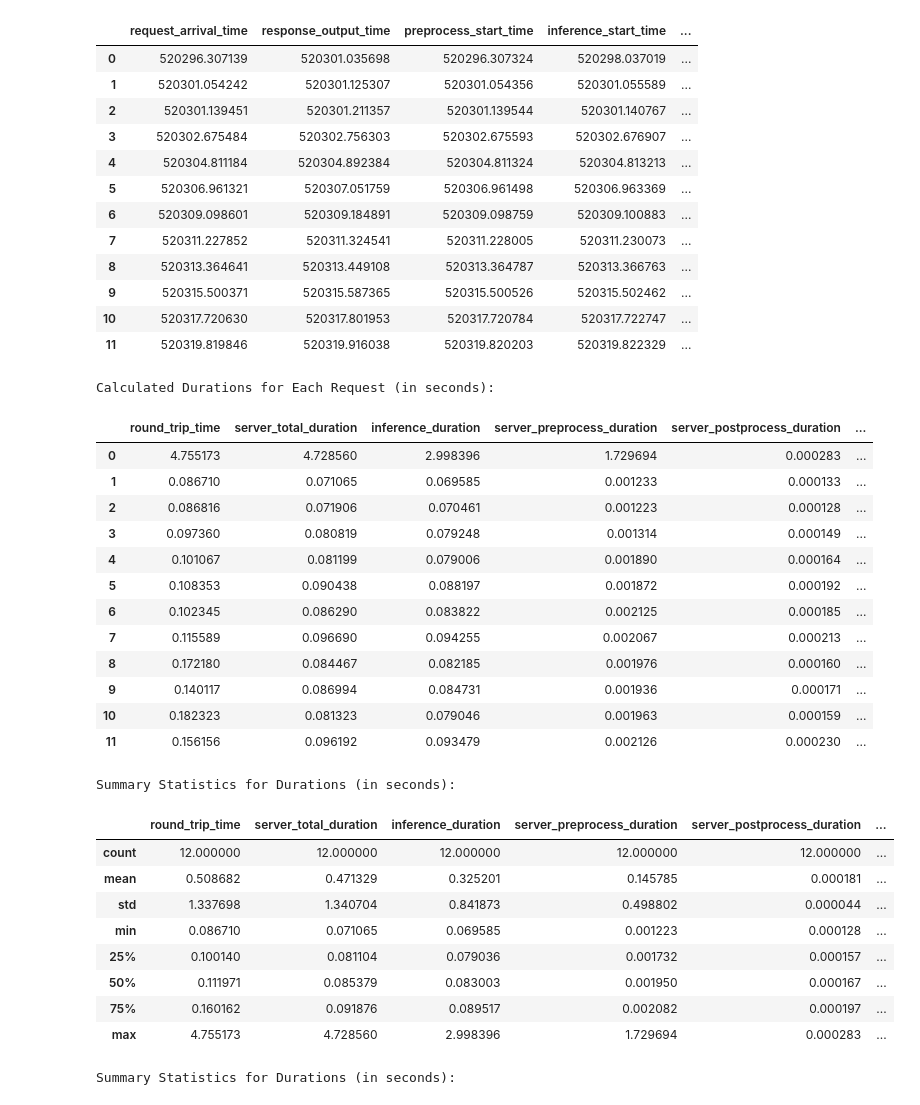
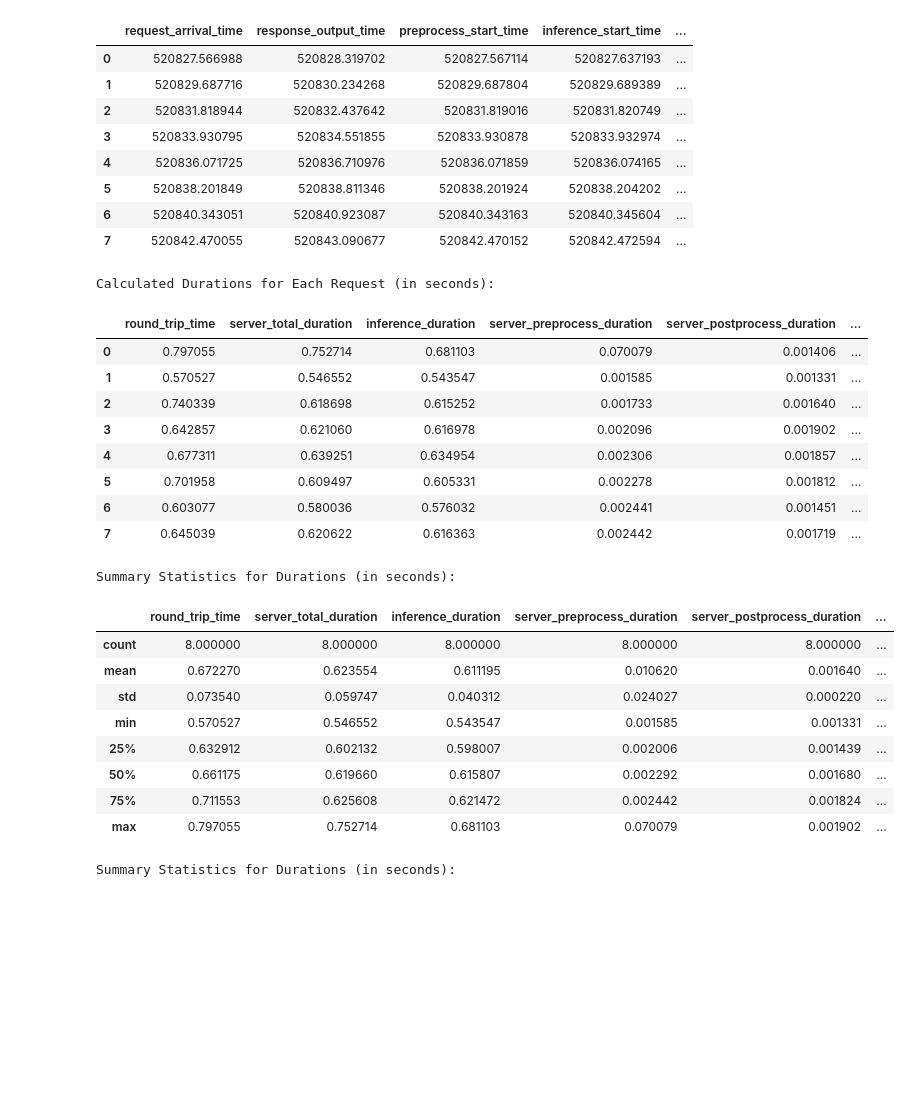
Before and after one commit to StreamMUSE/StreamMUSE-v1, a Jupyter notebook: app/tester.ipynb, the cells around one changed output. Saved outputs shown, nothing was run; the diff lists cells and outputs as text; code cells hidden in the pictures; blank space fills up the shorter version.

```diff
--- a/app/tester.ipynb
+++ b/app/tester.ipynb
@@ -2,22 +2,18 @@
 import numpy as np
 import pandas as pd
 # %%
-data = pd.read_csv('logs/session_20250701-142646/session.csv')
+data = pd.read_csv('logs/session_20250701-143537/session.csv')
 data
 # %% [output]
 |  | request_arrival_time | response_output_time | preprocess_start_time | inference_start_time | ... |
-| 0 | 520296.307139 | 520301.035698 | 520296.307324 | 520298.037019 | ... |
-| 1 | 520301.054242 | 520301.125307 | 520301.054356 | 520301.055589 | ... |
-| 2 | 520301.139451 | 520301.211357 | 520301.139544 | 520301.140767 | ... |
-| 3 | 520302.675484 | 520302.756303 | 520302.675593 | 520302.676907 | ... |
-| 4 | 520304.811184 | 520304.892384 | 520304.811324 | 520304.813213 | ... |
-| 5 | 520306.961321 | 520307.051759 | 520306.961498 | 520306.963369 | ... |
-| 6 | 520309.098601 | 520309.184891 | 520309.098759 | 520309.100883 | ... |
-| 7 | 520311.227852 | 520311.324541 | 520311.228005 | 520311.230073 | ... |
-| 8 | 520313.364641 | 520313.449108 | 520313.364787 | 520313.366763 | ... |
-| 9 | 520315.500371 | 520315.587365 | 520315.500526 | 520315.502462 | ... |
-| 10 | 520317.720630 | 520317.801953 | 520317.720784 | 520317.722747 | ... |
-| 11 | 520319.819846 | 520319.916038 | 520319.820203 | 520319.822329 | ... |
+| 0 | 520827.566988 | 520828.319702 | 520827.567114 | 520827.637193 | ... |
+| 1 | 520829.687716 | 520830.234268 | 520829.687804 | 520829.689389 | ... |
+| 2 | 520831.818944 | 520832.437642 | 520831.819016 | 520831.820749 | ... |
+| 3 | 520833.930795 | 520834.551855 | 520833.930878 | 520833.932974 | ... |
+| 4 | 520836.071725 | 520836.710976 | 520836.071859 | 520836.074165 | ... |
+| 5 | 520838.201849 | 520838.811346 | 520838.201924 | 520838.204202 | ... |
+| 6 | 520840.343051 | 520840.923087 | 520840.343163 | 520840.345604 | ... |
+| 7 | 520842.470055 | 520843.090677 | 520842.470152 | 520842.472594 | ... |
 # %%
 # Calculate the duration of each stage by finding the difference between timestamps
 data['server_total_duration'] = data['response_output_time'] - data['request_arrival_time']
@@ -53,28 +49,24 @@ display(durations_df.describe())
 # %% [output]
 Calculated Durations for Each Request (in seconds):
 |  | round_trip_time | server_total_duration | inference_duration | server_preprocess_duration | server_postprocess_duration | ... |
-| 0 | 4.755173 | 4.728560 | 2.998396 | 1.729694 | 0.000283 | ... |
-| 1 | 0.086710 | 0.071065 | 0.069585 | 0.001233 | 0.000133 | ... |
-| 2 | 0.086816 | 0.071906 | 0.070461 | 0.001223 | 0.000128 | ... |
-| 3 | 0.097360 | 0.080819 | 0.079248 | 0.001314 | 0.000149 | ... |
-| 4 | 0.101067 | 0.081199 | 0.079006 | 0.001890 | 0.000164 | ... |
-| 5 | 0.108353 | 0.090438 | 0.088197 | 0.001872 | 0.000192 | ... |
-| 6 | 0.102345 | 0.086290 | 0.083822 | 0.002125 | 0.000185 | ... |
-| 7 | 0.115589 | 0.096690 | 0.094255 | 0.002067 | 0.000213 | ... |
-| 8 | 0.172180 | 0.084467 | 0.082185 | 0.001976 | 0.000160 | ... |
-| 9 | 0.140117 | 0.086994 | 0.084731 | 0.001936 | 0.000171 | ... |
-| 10 | 0.182323 | 0.081323 | 0.079046 | 0.001963 | 0.000159 | ... |
-| 11 | 0.156156 | 0.096192 | 0.093479 | 0.002126 | 0.000230 | ... |
+| 0 | 0.797055 | 0.752714 | 0.681103 | 0.070079 | 0.001406 | ... |
+| 1 | 0.570527 | 0.546552 | 0.543547 | 0.001585 | 0.001331 | ... |
+| 2 | 0.740339 | 0.618698 | 0.615252 | 0.001733 | 0.001640 | ... |
+| 3 | 0.642857 | 0.621060 | 0.616978 | 0.002096 | 0.001902 | ... |
+| 4 | 0.677311 | 0.639251 | 0.634954 | 0.002306 | 0.001857 | ... |
+| 5 | 0.701958 | 0.609497 | 0.605331 | 0.002278 | 0.001812 | ... |
+| 6 | 0.603077 | 0.580036 | 0.576032 | 0.002441 | 0.001451 | ... |
+| 7 | 0.645039 | 0.620622 | 0.616363 | 0.002442 | 0.001719 | ... |
 Summary Statistics for Durations (in seconds):
 |  | round_trip_time | server_total_duration | inference_duration | server_preprocess_duration | server_postprocess_duration | ... |
-| count | 12.000000 | 12.000000 | 12.000000 | 12.000000 | 12.000000 | ... |
-| mean | 0.508682 | 0.471329 | 0.325201 | 0.145785 | 0.000181 | ... |
-| std | 1.337698 | 1.340704 | 0.841873 | 0.498802 | 0.000044 | ... |
-| min | 0.086710 | 0.071065 | 0.069585 | 0.001223 | 0.000128 | ... |
-| 25% | 0.100140 | 0.081104 | 0.079036 | 0.001732 | 0.000157 | ... |
-| 50% | 0.111971 | 0.085379 | 0.083003 | 0.001950 | 0.000167 | ... |
-| 75% | 0.160162 | 0.091876 | 0.089517 | 0.002082 | 0.000197 | ... |
-| max | 4.755173 | 4.728560 | 2.998396 | 1.729694 | 0.000283 | ... |
+| count | 8.000000 | 8.000000 | 8.000000 | 8.000000 | 8.000000 | ... |
+| mean | 0.672270 | 0.623554 | 0.611195 | 0.010620 | 0.001640 | ... |
+| std | 0.073540 | 0.059747 | 0.040312 | 0.024027 | 0.000220 | ... |
+| min | 0.570527 | 0.546552 | 0.543547 | 0.001585 | 0.001331 | ... |
+| 25% | 0.632912 | 0.602132 | 0.598007 | 0.002006 | 0.001439 | ... |
+| 50% | 0.661175 | 0.619660 | 0.615807 | 0.002292 | 0.001680 | ... |
+| 75% | 0.711553 | 0.625608 | 0.621472 | 0.002442 | 0.001824 | ... |
+| max | 0.797055 | 0.752714 | 0.681103 | 0.070079 | 0.001902 | ... |
 # %%
 import matplotlib.pyplot as plt
 import seaborn as sns
```
Also changed, not shown: 55 other files.
